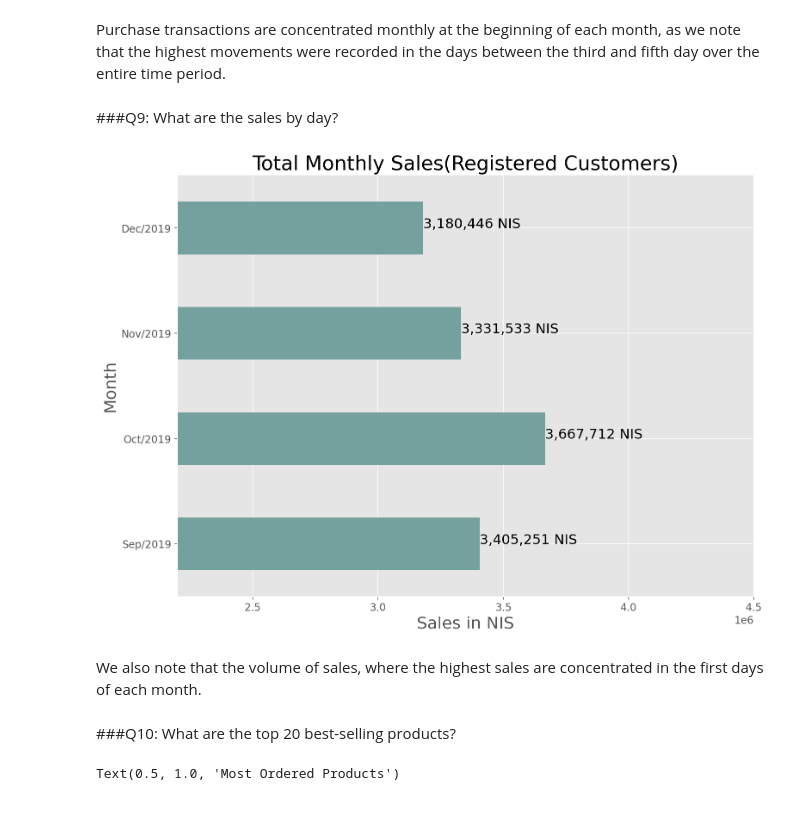
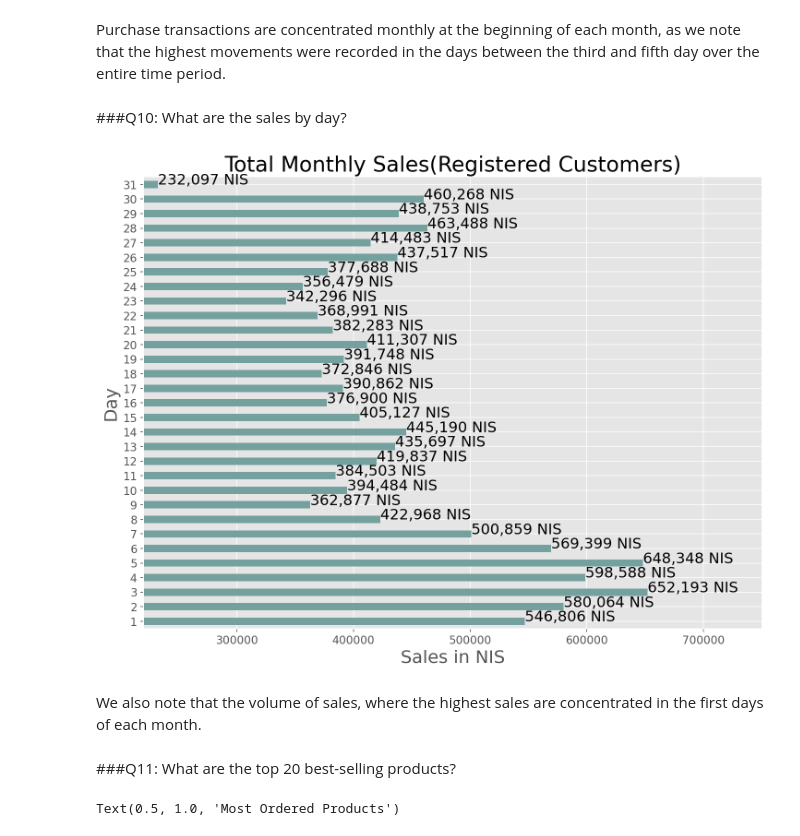
Before and after one commit to POS-Cross/Bravo-EDA, a Jupyter notebook: Bravo_EDA.ipynb, the cells around one changed output. Drawn from its saved outputs; the diff is of its cells as text; code cells hidden in the pictures.

```diff
--- a/Bravo_EDA.ipynb
+++ b/Bravo_EDA.ipynb
@@ -518,22 +527,25 @@ for index,data in enumerate(df_daily_transactions_count):
 # %% [markdown]
 Purchase transactions are concentrated monthly at the beginning of each month, as we note that the highest movements were recorded in the days between the third and fifth day over the entire time period.
 # %% [markdown]
-###Q9: What are the sales by day?
+###Q10: What are the sales by day?
 # %%
-df_monthly_purchasesSum = df_monthly_transactions['Total_Net_InvoiceIncVAT'].sum()
+df_customers= df_clean[df_clean.CustomerGroup ==1] # only customers who have Bravo Card.
+
+df_monthly_purchases=uniqueTickets[uniqueTickets.CustomerGroup ==1].groupby(['day'])
+df_monthly_purchasesSum = df_monthly_purchases['Total_Net_InvoiceIncVAT'].sum()
 ax = df_monthly_purchasesSum.plot.barh()
-ax.set_yticklabels(['Sep/2019','Oct/2019','Nov/2019','Dec/2019'], minor=False)
-ax.set_ylabel('Month');
+#ax.set_yticklabels(['Sep/2019','Oct/2019','Nov/2019','Dec/2019'], minor=False)
+ax.set_ylabel('Day');
 ax.set_xlabel('Sales in NIS');
 ax.set_title('Total Monthly Sales(Registered Customers)')
-ax.set_xlim(2200000,4500000)
+ax.set_xlim(220000,750000)
 
 for index,data in enumerate(df_monthly_purchasesSum):
     ax.text(y=index , x =data , s="{:0,.0f} NIS".format(round(data)))
 # %% [output]
-[figure, old version]
+[figure, new version]
 # %% [markdown]
 We also note that the volume of sales, where the highest sales are concentrated in the first days of each month.
 # %% [markdown]
-###Q10: What are the top 20 best-selling products?
+###Q11: What are the top 20 best-selling products?
 # %%
```
Also changed, not shown: parts of 14 cells of this notebook.
